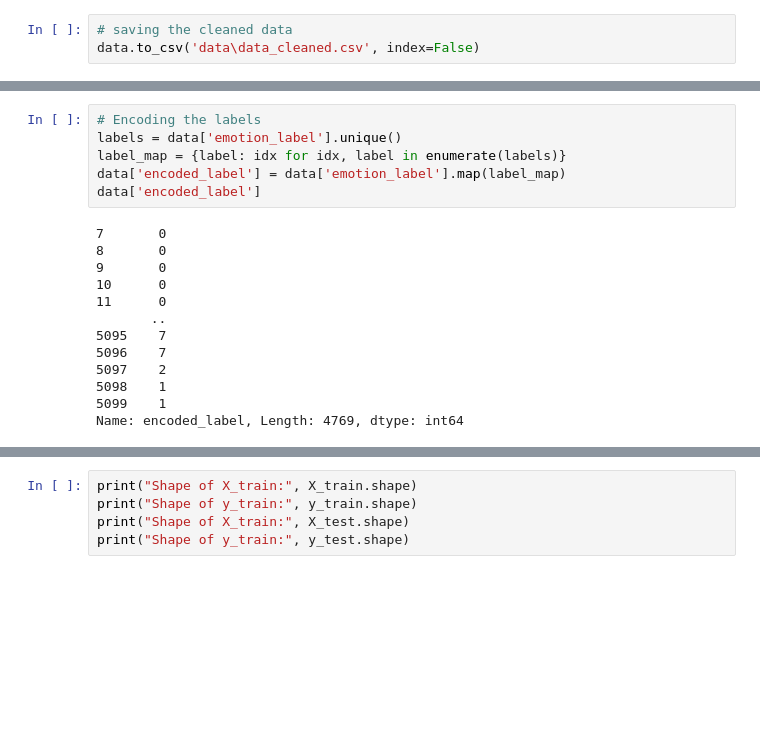
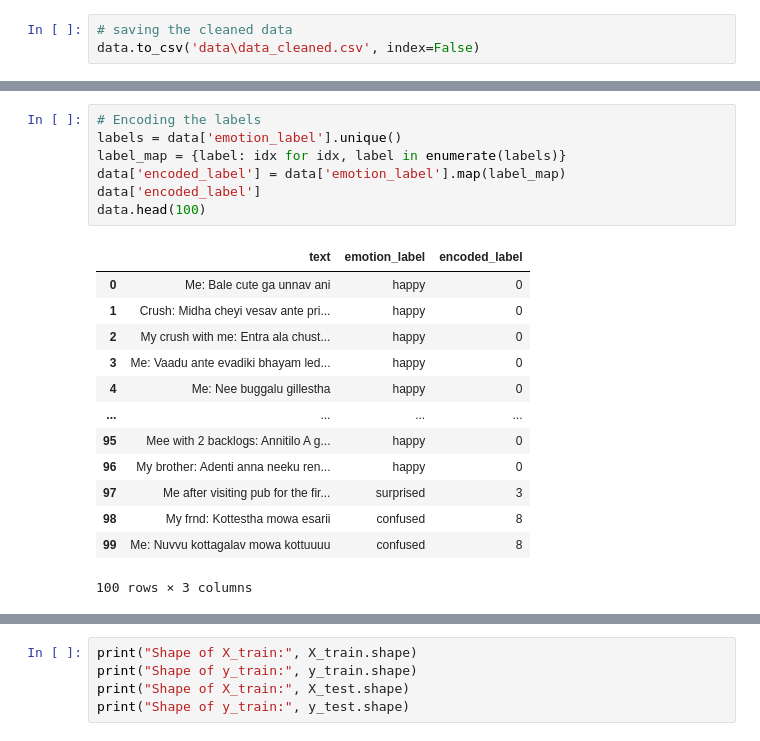
Before and after one commit to Arogya-2002/textclassification, a Jupyter notebook: notebook/text_classification.ipynb, the cells around one changed output, grey strips where cells are left out. Drawn from its saved outputs; the diff is of its cells as text; blank space fills up the shorter version.

```diff
--- a/notebook/text_classification.ipynb
+++ b/notebook/text_classification.ipynb
@@ -140,22 +137,24 @@ Name: processed_text, Length: 4769, dtype: object
 # %%
 # Encoding the labels
 labels = data['emotion_label'].unique()
 label_map = {label: idx for idx, label in enumerate(labels)}
 data['encoded_label'] = data['emotion_label'].map(label_map)
 data['encoded_label']
+data.head(100)
 # %% [output]
+|  | text | emotion_label | encoded_label |
+| 0 | Me: Bale cute ga unnav ani | happy | 0 |
+| 1 | Crush: Midha cheyi vesav ante pri... | happy | 0 |
+| 2 | My crush with me: Entra ala chust... | happy | 0 |
+| 3 | Me: Vaadu ante evadiki bhayam led... | happy | 0 |
+| 4 | Me: Nee buggalu gillestha | happy | 0 |
+| ... | ... | ... | ... |
+| 95 | Mee with 2 backlogs: Annitilo A g... | happy | 0 |
+| 96 | My brother: Adenti anna neeku ren... | happy | 0 |
+| 97 | Me after visiting pub for the fir... | surprised | 3 |
+| 98 | My frnd: Kottestha mowa esarii | confused | 8 |
+| 99 | Me: Nuvvu kottagalav mowa kottuuuu | confused | 8 |
-7       0
-8       0
-9       0
-10      0
-11      0
-       ..
-5095    7
-5096    7
-5097    2
-5098    1
-5099    1
-Name: encoded_label, Length: 4769, dtype: int64
+100 rows × 3 columns
 # %%
 %pip install tensorflow
 
```
Also changed, not shown: parts of 4 cells of this notebook, 26 other files.
